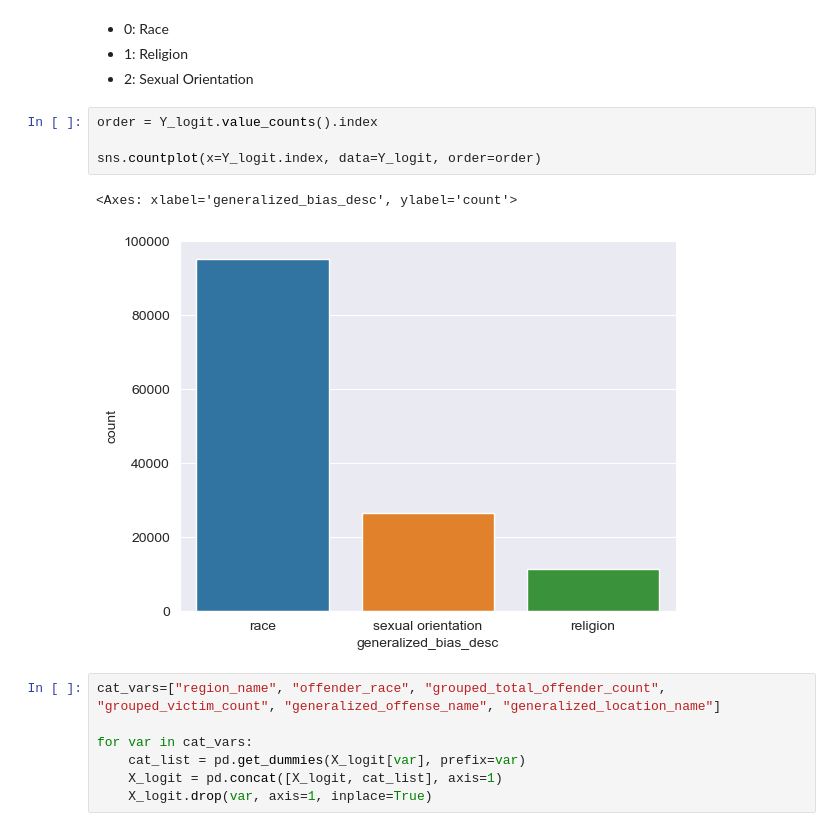
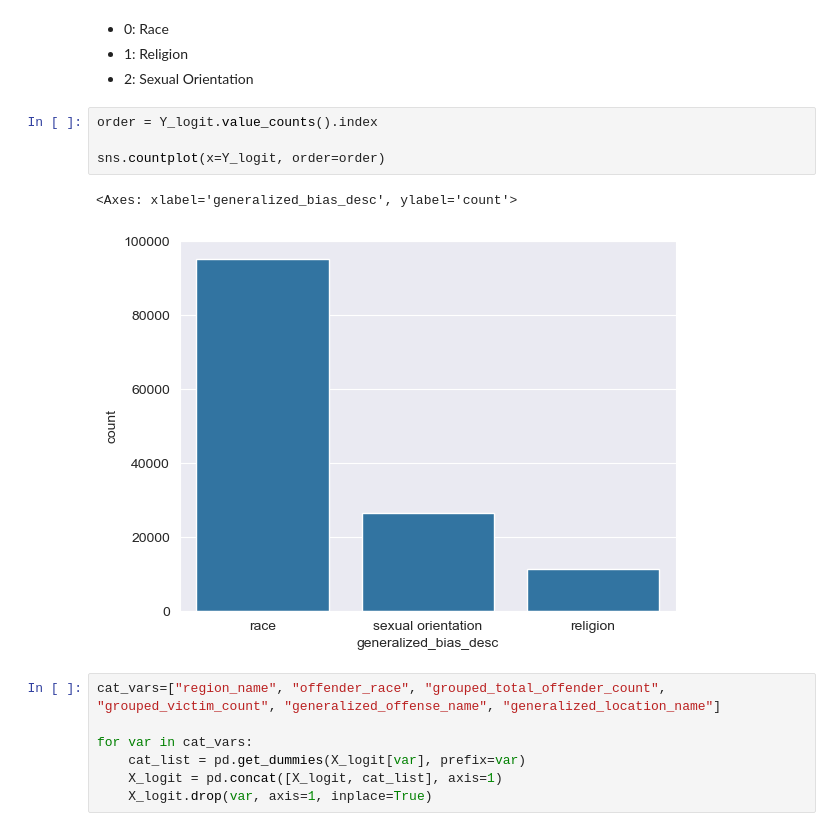
Before and after one commit to UWI-Zess/COMP6940-Project, a Jupyter notebook: models/logit_regression_model.ipynb, the cells around one changed output. Saved outputs shown, nothing was run; the diff lists cells and outputs as text.

```diff
--- a/models/logit_regression_model.ipynb
+++ b/models/logit_regression_model.ipynb
@@ -63,10 +64,10 @@ memory usage: 1.0+ MB
 # %%
 order = Y_logit.value_counts().index
 
-sns.countplot(x=Y_logit.index, data=Y_logit, order=order)
+sns.countplot(x=Y_logit, order=order)
 # %% [output]
 <Axes: xlabel='generalized_bias_desc', ylabel='count'>
-[figure, old version]
+[figure, new version]
 # %%
 cat_vars=["region_name", "offender_race", "grouped_total_offender_count", "grouped_victim_count", "generalized_offense_name", "generalized_location_name"]
 
```
Also changed, not shown: parts of 5 cells of this notebook.
